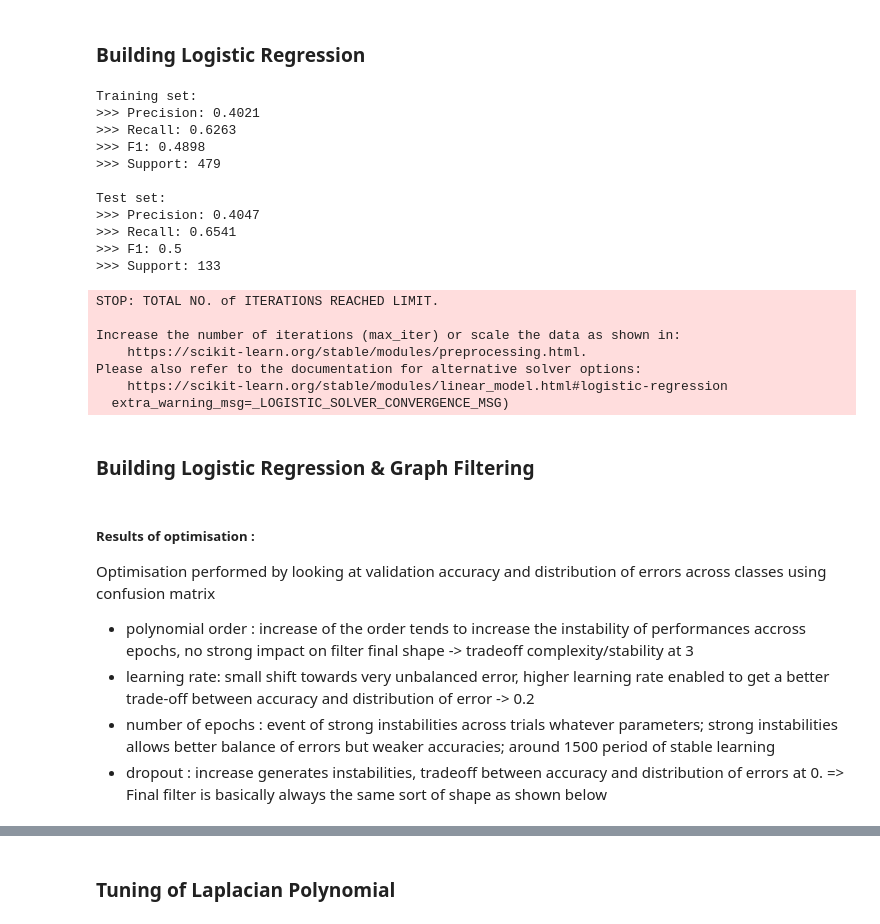
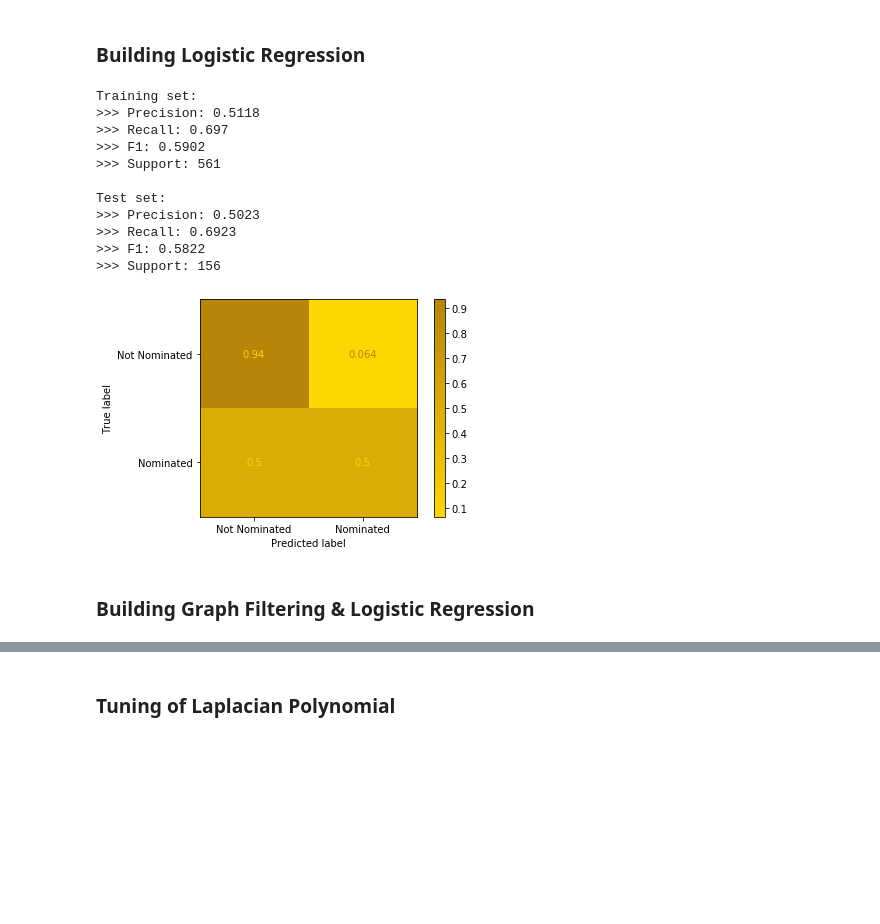
Before and after one commit to antoine-spahr/NTDS, a Jupyter notebook: Project/Machine_Learning.ipynb, the cells around one changed output, grey strips where cells are left out. Saved outputs shown, nothing was run; the diff lists cells and outputs as text; code cells hidden in the pictures; blank space fills up the shorter version.

```diff
--- a/Project/Machine_Learning.ipynb
+++ b/Project/Machine_Learning.ipynb
@@ -178,0 +172,3 @@ def do_standardisation(data, train_mask, val_mask, test_mask):
+# %%
+# Standardization of feature matrix
+transformed_feat_std = do_standardisation(transformed_feat, train_mask)
@@ -234,45 +246,47 @@ Random Classifier on the Validation set
 # %% [markdown]
 ### Building Logistic Regression
 # %%
-clf = LogisticRegression(C= 1,random_state = 0,solver = 'lbfgs').fit(transformed_feat.iloc[train_mask].to_numpy(),IMDB_nom.values[train_mask])
-train_pred = clf.predict(transformed_feat.iloc[train_mask].to_numpy())
-test_pred = clf.predict(transformed_feat.iloc[test_mask].to_numpy())
+clf = LogisticRegression(C= 1,random_state = 0,solver = 'lbfgs').fit(transformed_feat_std.iloc[train_mask].to_numpy(),IMDB_nom.values[train_mask])
+train_pred = clf.predict(transformed_feat_std.iloc[train_mask].to_numpy())
+test_pred = clf.predict(transformed_feat_std.iloc[test_mask].to_numpy())
 
-tr_pre,tr_rec,tr_f1,tr_sup = precision_recall_fscore_support(train_pred,IMDB_nom.values[train_mask])
+# Train set results
+tr_pre_log,tr_rec_log,tr_f1_log,tr_sup_log = precision_recall_fscore_support(train_pred,IMDB_nom.values[train_mask])
+tr_acc_log = sklearn.metrics.accuracy_score(IMDB_nom.values[train_mask], train_pred, normalize=True, sample_weight=None)
+
 print('Training set:')
-print('>>> Precision: {:0.4}'.format(tr_pre[1]))
-print('>>> Recall: {:0.4}'.format(tr_rec[1]))
-print('>>> F1: {:0.4}'.format(tr_f1[1]))
-print('>>> Support: {:}'.format(tr_sup[1]))
+print('>>> Precision: {:0.4}'.format(tr_pre_log[1]))
+print('>>> Recall: {:0.4}'.format(tr_rec_log[1]))
+print('>>> F1: {:0.4}'.format(tr_f1_log[1]))
+print('>>> Support: {:}'.format(tr_sup_log[1]))
 print('')
 
-test_pre,test_rec,test_f1,test_sup = precision_recall_fscore_support(test_pred,IMDB_nom.values[test_mask])
+# Test set results
+test_pre_log,test_rec_log,test_f1_log,test_sup_log = precision_recall_fscore_support(test_pred,IMDB_nom.values[test_mask])
+test_acc_log = sklearn.metrics.accuracy_score(IMDB_nom.values[test_mask], test_pred, normalize=True, sample_weight=None)
+
 print('Test set:')
-print('>>> Precision: {:0.4}'.format(test_pre[1]))
-print('>>> Recall: {:0.4}'.format(test_rec[1]))
-print('>>> F1: {:0.4}'.format(test_f1[1]))
-print('>>> Support: {:}'.format(test_sup[1]))
+print('>>> Precision: {:0.4}'.format(test_pre_log[1]))
+print('>>> Recall: {:0.4}'.format(test_rec_log[1]))
+print('>>> F1: {:0.4}'.format(test_f1_log[1]))
+print('>>> Support: {:}'.format(test_sup_log[1]))
 # %% [output]
 Training set:
->>> Precision: 0.4021
->>> Recall: 0.6263
->>> F1: 0.4898
->>> Support: 479
+>>> Precision: 0.5118
+>>> Recall: 0.697
+>>> F1: 0.5902
+>>> Support: 561
 
 Test set:
->>> Precision: 0.4047
->>> Recall: 0.6541
->>> F1: 0.5
->>> Support: 133
+>>> Precision: 0.5023
+>>> Recall: 0.6923
+>>> F1: 0.5822
+>>> Support: 156
-STOP: TOTAL NO. of ITERATIONS REACHED LIMIT.
-
-Increase the number of iterations (max_iter) or scale the data as shown in:
-    https://scikit-learn.org/stable/modules/preprocessing.html.
-Please also refer to the documentation for alternative solver options:
-    https://scikit-learn.org/stable/modules/linear_model.html#logistic-regression
-  extra_warning_msg=_LOGISTIC_SOLVER_CONVERGENCE_MSG)
 # %%
-# Confusion Matrix on validation classification
-#disp = sklearn.metrics.plot_confusion_matrix(clf, transformed_feat.iloc[val_mask],IMDB_nom.values[val_mask],cmap=plt.cm.Blues,display_labels = ['Not Nominated','Nominated'],normalize='true')
+# Confusion Matrix on test set classification
+disp = sklearn.metrics.plot_confusion_matrix(clf, transformed_feat_std.iloc[test_mask],IMDB_nom.values[test_mask],cmap=newcmp,display_labels = ['Not Nominated','Nominated'],normalize='true')
+C_log = sklearn.metrics.confusion_matrix(IMDB_nom.values[test_mask], test_pred)
+# %% [output]
+[figure, added]
 # %% [markdown]
-### Building Logistic Regression & Graph Filtering
+### Building Graph Filtering & Logistic Regression
@@ -438,9 +427,0 @@ def evaluate(model, g, features, mask, labels):
-# %% [markdown]
-##### Results of optimisation :
-
-Optimisation performed by looking at validation accuracy and distribution of errors across classes using confusion matrix
-- polynomial order : increase of the order tends to increase the instability of performances accross epochs, no strong impact on filter final shape -> tradeoff complexity/stability at 3
-- learning rate: small shift towards very unbalanced error, higher learning rate enabled to get a better trade-off between accuracy and distribution of error -> 0.2
-- number of epochs : event of strong instabilities across trials whatever parameters; strong instabilities allows better balance of errors but weaker accuracies; around 1500 period of stable learning
-- dropout : increase generates instabilities, tradeoff between accuracy and distribution of errors at 0.
-=> Final filter is basically always the same sort of shape as shown below
```
Also changed, not shown: parts of 63 cells of this notebook, 1 other file.
